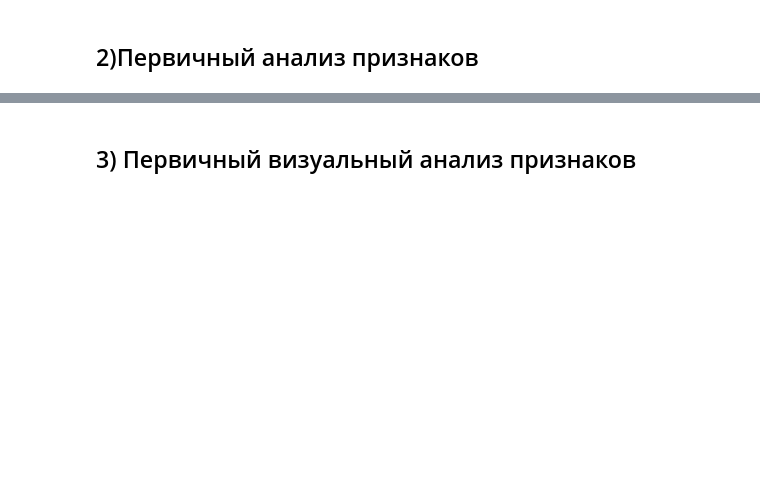
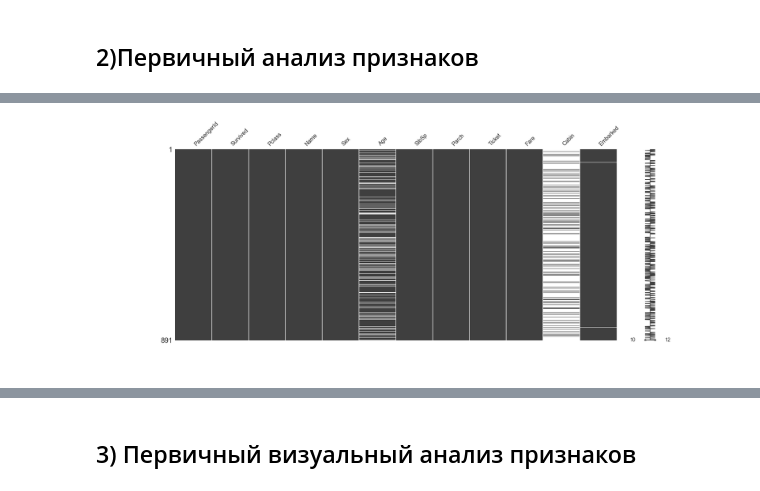
Before and after one commit to ex3del/lab4_iad, a Jupyter notebook: Без названия.ipynb, the cells around one changed output, grey strips where cells are left out. Cells and saved outputs as stored; diff of their text form; code cells hidden in the pictures; blank space fills up the shorter version.

```diff
--- a/Без названия.ipynb
+++ b/Без названия.ipynb
@@ -48,0 +130,4 @@ print()
+# %%
+%matplotlib inline
+plt.rcParams['figure.figsize'] = [16, 12]
+train_df.describe(include='O')
@@ -48,0 +140,5 @@ print()
+# %%
+from IPython.display import Image
+Image('missing_info.png')
+# %% [output]
+[figure, added]
```
Also changed, not shown: parts of 22 cells of this notebook, 1 other file.
